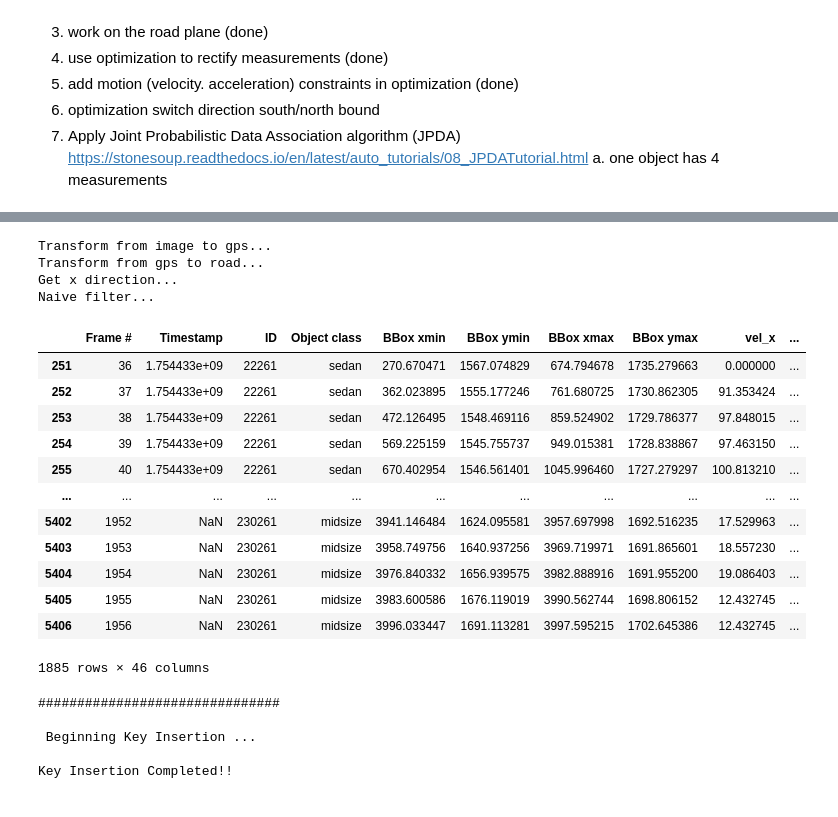
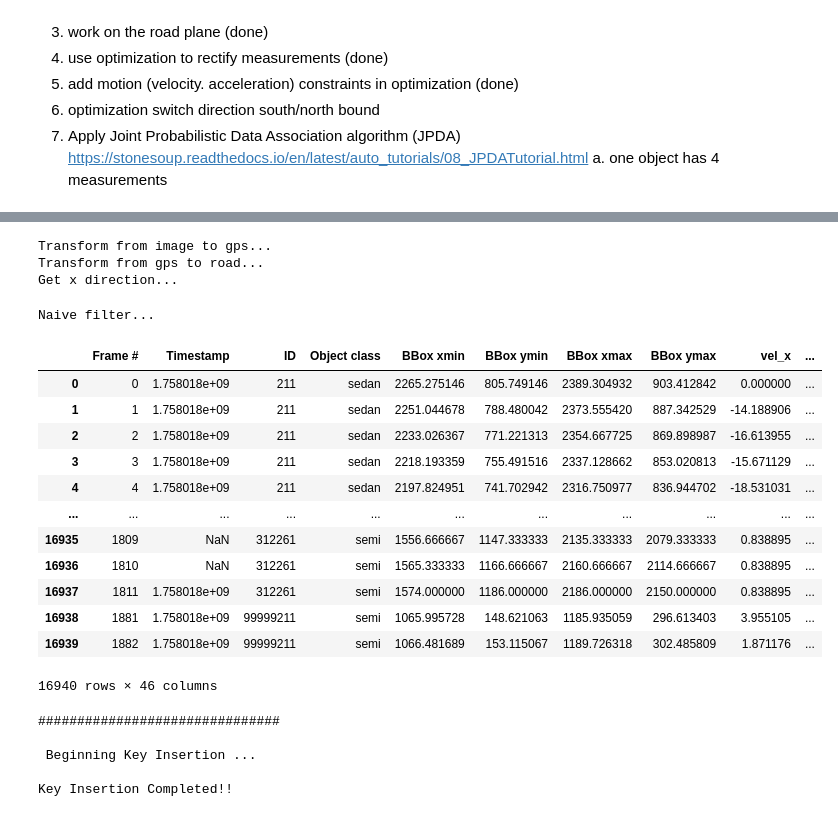
Before and after one commit to yanb514/I24-postprocessing, a Jupyter notebook: I24_3D_rectification.ipynb, the cells around one changed output, grey strips where cells are left out. Cells and saved outputs as stored; diff of their text form; code cells hidden in the pictures.

```diff
--- a/I24_3D_rectification.ipynb
+++ b/I24_3D_rectification.ipynb
@@ -30,40 +36,40 @@ import numpy.linalg as LA
 # %%
 data_path = pathlib.Path().absolute().joinpath('../2D-3D May 2021')
-file_name = data_path.joinpath('record_p2c4_00001_track_outputs_corrected_3D.csv')
+file_name = data_path.joinpath('record_p2c1_00001_track_outputs_corrected_3D.csv')
 df = utils.read_data(file_name,0)
 
 path_vpts = data_path.joinpath('camera_calibration_points_I24_validation_system.csv')
 print('Transform from image to gps...')
-df = utils.img_to_gps(df, 'P2C4', path_vpts) # P1C4 good
+df = utils.img_to_gps(df, 'P2C1', path_vpts) # P1C4 good
 A = [36.004654, -86.609976] # south west side, so that x, y coords obey counterclockwise
 B = [36.002114, -86.607129]
 print('Transform from gps to road...')
 df = utils.gps_to_road_df(df,A,B)
 print('Get x direction...')
 df = utils.get_x_direction(df)
 print('Naive filter...')
 df = utils.naive_filter_3D(df)
-df = df[df['direction']>0]
+# df = df[df['direction']>0]
 xmin,xmax,ymin,ymax = utils.get_xy_minmax(df)
 df
 # %% [output]
 Transform from image to gps...
 Transform from gps to road...
 Get x direction...
-Naive filter...
+Naive filter...
 |  | Frame # | Timestamp | ID | Object class | BBox xmin | BBox ymin | BBox xmax | BBox ymax | vel_x | ... |
-| 251 | 36 | 1.754433e+09 | 22261 | sedan | 270.670471 | 1567.074829 | 674.794678 | 1735.279663 | 0.000000 | ... |
-| 252 | 37 | 1.754433e+09 | 22261 | sedan | 362.023895 | 1555.177246 | 761.680725 | 1730.862305 | 91.353424 | ... |
-| 253 | 38 | 1.754433e+09 | 22261 | sedan | 472.126495 | 1548.469116 | 859.524902 | 1729.786377 | 97.848015 | ... |
-| 254 | 39 | 1.754433e+09 | 22261 | sedan | 569.225159 | 1545.755737 | 949.015381 | 1728.838867 | 97.463150 | ... |
-| 255 | 40 | 1.754433e+09 | 22261 | sedan | 670.402954 | 1546.561401 | 1045.996460 | 1727.279297 | 100.813210 | ... |
+| 0 | 0 | 1.758018e+09 | 211 | sedan | 2265.275146 | 805.749146 | 2389.304932 | 903.412842 | 0.000000 | ... |
+| 1 | 1 | 1.758018e+09 | 211 | sedan | 2251.044678 | 788.480042 | 2373.555420 | 887.342529 | -14.188906 | ... |
+| 2 | 2 | 1.758018e+09 | 211 | sedan | 2233.026367 | 771.221313 | 2354.667725 | 869.898987 | -16.613955 | ... |
+| 3 | 3 | 1.758018e+09 | 211 | sedan | 2218.193359 | 755.491516 | 2337.128662 | 853.020813 | -15.671129 | ... |
+| 4 | 4 | 1.758018e+09 | 211 | sedan | 2197.824951 | 741.702942 | 2316.750977 | 836.944702 | -18.531031 | ... |
 | ... | ... | ... | ... | ... | ... | ... | ... | ... | ... | ... |
-| 5402 | 1952 | NaN | 230261 | midsize | 3941.146484 | 1624.095581 | 3957.697998 | 1692.516235 | 17.529963 | ... |
-| 5403 | 1953 | NaN | 230261 | midsize | 3958.749756 | 1640.937256 | 3969.719971 | 1691.865601 | 18.557230 | ... |
-| 5404 | 1954 | NaN | 230261 | midsize | 3976.840332 | 1656.939575 | 3982.888916 | 1691.955200 | 19.086403 | ... |
-| 5405 | 1955 | NaN | 230261 | midsize | 3983.600586 | 1676.119019 | 3990.562744 | 1698.806152 | 12.432745 | ... |
-| 5406 | 1956 | NaN | 230261 | midsize | 3996.033447 | 1691.113281 | 3997.595215 | 1702.645386 | 12.432745 | ... |
+| 16935 | 1809 | NaN | 312261 | semi | 1556.666667 | 1147.333333 | 2135.333333 | 2079.333333 | 0.838895 | ... |
+| 16936 | 1810 | NaN | 312261 | semi | 1565.333333 | 1166.666667 | 2160.666667 | 2114.666667 | 0.838895 | ... |
+| 16937 | 1811 | 1.758018e+09 | 312261 | semi | 1574.000000 | 1186.000000 | 2186.000000 | 2150.000000 | 0.838895 | ... |
+| 16938 | 1881 | 1.758018e+09 | 99999211 | semi | 1065.995728 | 148.621063 | 1185.935059 | 296.613403 | 3.955105 | ... |
+| 16939 | 1882 | 1.758018e+09 | 99999211 | semi | 1066.481689 | 153.115067 | 1189.726318 | 302.485809 | 1.871176 | ... |
-1885 rows × 46 columns
+16940 rows × 46 columns
 # %%
 import utils
 importlib.reload(utils)
```
Also changed, not shown: parts of 4 cells of this notebook, 2 other files.
